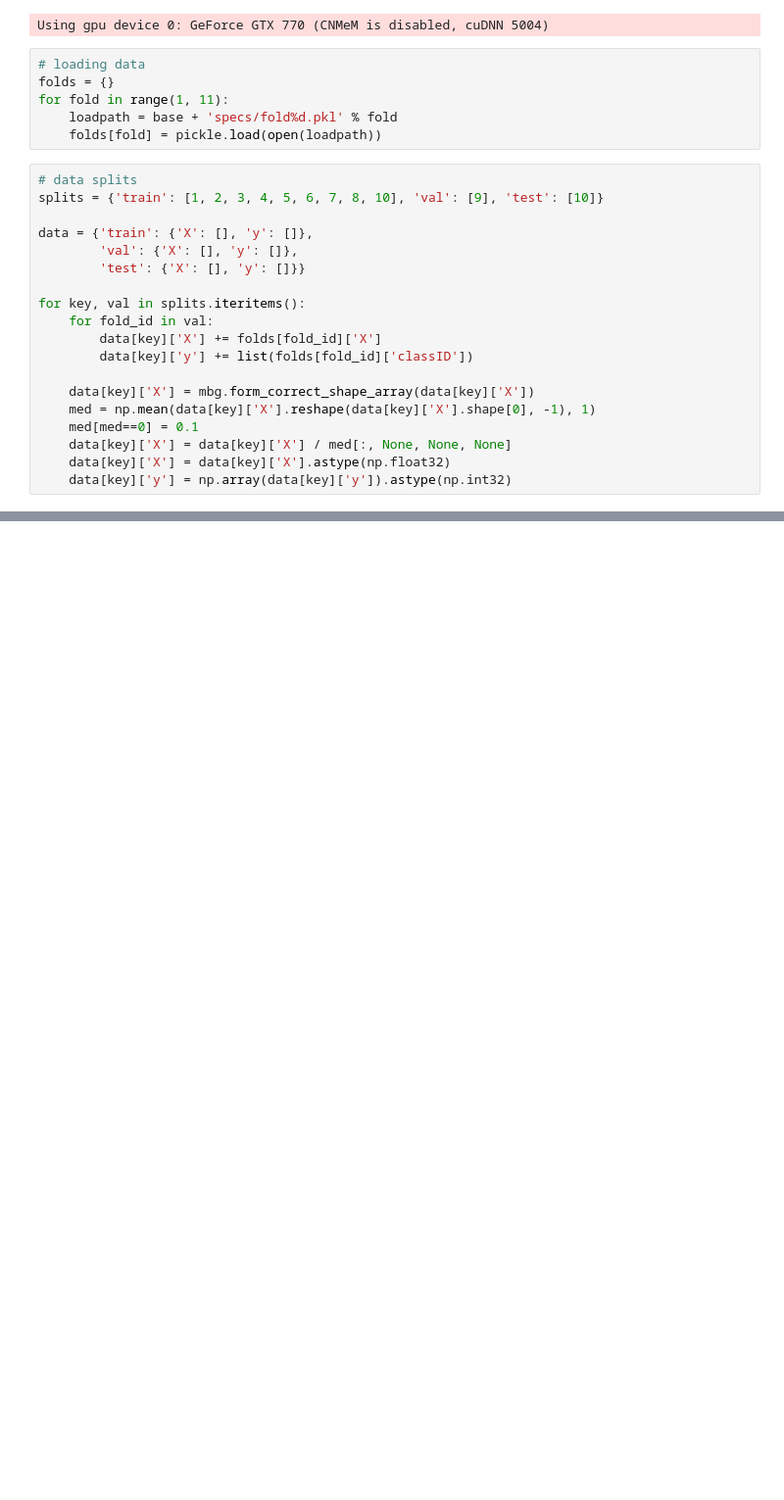
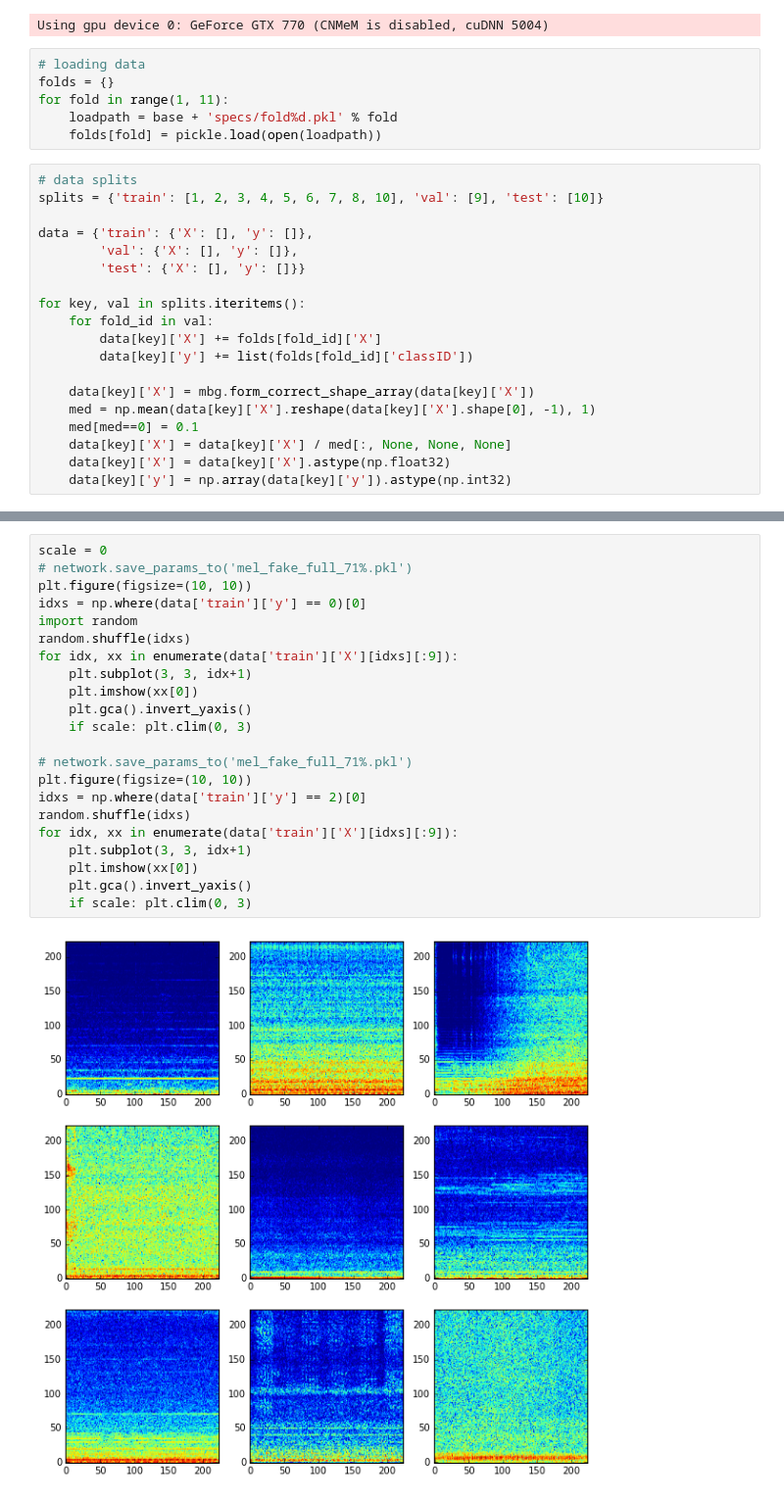
Before and after one commit to mdfirman/CityNet, a Jupyter notebook: notebooks/features/urban8k_classify.ipynb, the cells around one changed output, grey strips where cells are left out. Shown at 98% size. Saved outputs shown, nothing was run; the diff lists cells and outputs as text; blank space fills up the shorter version.

```diff
--- a/notebooks/features/urban8k_classify.ipynb
+++ b/notebooks/features/urban8k_classify.ipynb
@@ -156,0 +241,24 @@ network.save_params_to('params')
+# %%
+scale = 0
+# network.save_params_to('mel_fake_full_71%.pkl')
+plt.figure(figsize=(10, 10))
+idxs = np.where(data['train']['y'] == 0)[0]
+import random
+random.shuffle(idxs)
+for idx, xx in enumerate(data['train']['X'][idxs][:9]):
+    plt.subplot(3, 3, idx+1)
+    plt.imshow(xx[0])
+    plt.gca().invert_yaxis()
+    if scale: plt.clim(0, 3)
+
+# network.save_params_to('mel_fake_full_71%.pkl')
+plt.figure(figsize=(10, 10))
+idxs = np.where(data['train']['y'] == 2)[0]
+random.shuffle(idxs)
+for idx, xx in enumerate(data['train']['X'][idxs][:9]):
+    plt.subplot(3, 3, idx+1)
+    plt.imshow(xx[0])
+    plt.gca().invert_yaxis()
+    if scale: plt.clim(0, 3)
+# %% [output]
+[figure, added]
```
Also changed, not shown: parts of 16 cells of this notebook.
